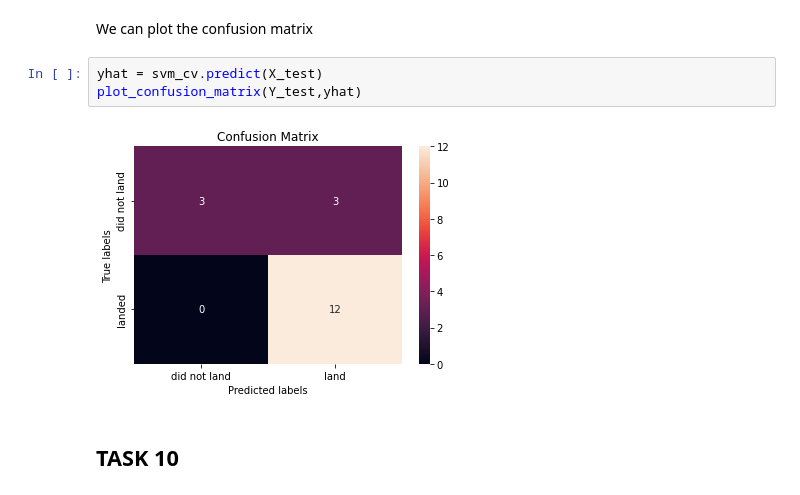
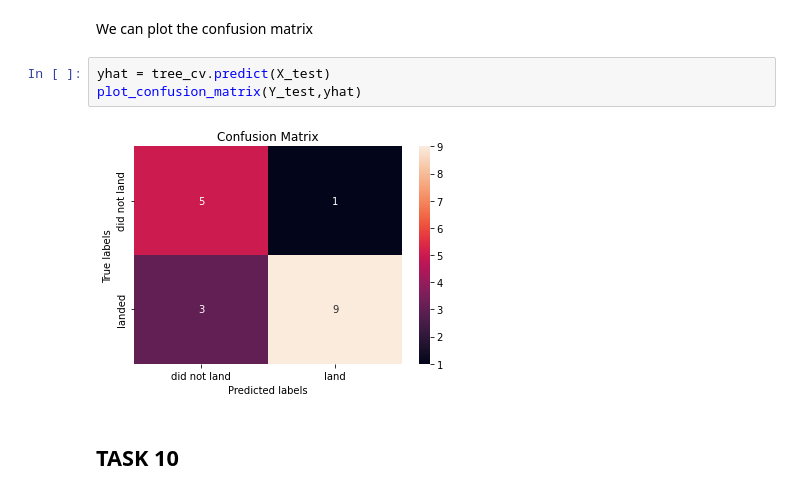
Before and after one commit to prachisc/AppliedDSCapstone, a Jupyter notebook: SpaceX_Machine Learning Prediction_Part_5.ipynb, the cells around one changed output. Drawn from its saved outputs; the diff is of its cells as text.

```diff
--- a/SpaceX_Machine Learning Prediction_Part_5.ipynb
+++ b/SpaceX_Machine Learning Prediction_Part_5.ipynb
@@ -254,10 +254,10 @@ accuracy:  0.8333333333333334
 # %% [markdown]
 We can plot the confusion matrix
 # %%
-yhat = svm_cv.predict(X_test)
+yhat = tree_cv.predict(X_test)
 plot_confusion_matrix(Y_test,yhat)
 # %% [output]
-[figure, old version]
+[figure, new version]
 # %% [markdown]
 ## TASK  10
 # %% [markdown]
```
Also changed, not shown: parts of 6 cells of this notebook.
